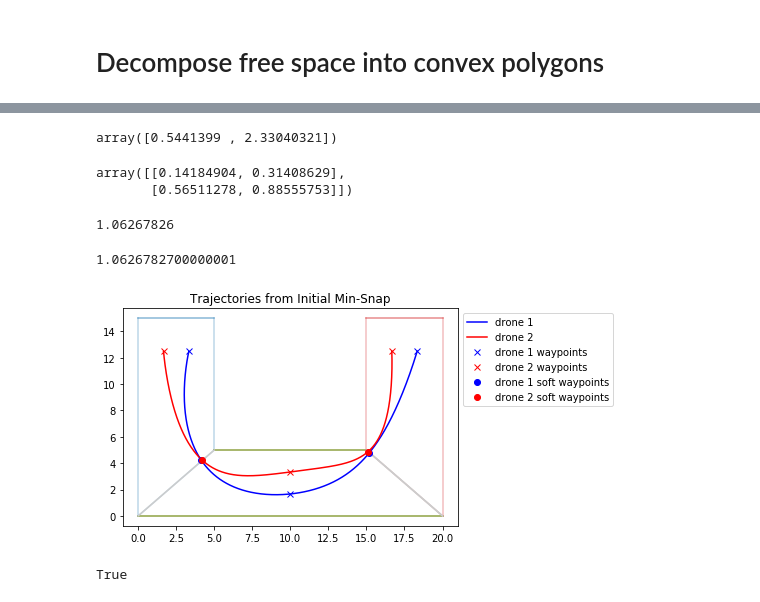
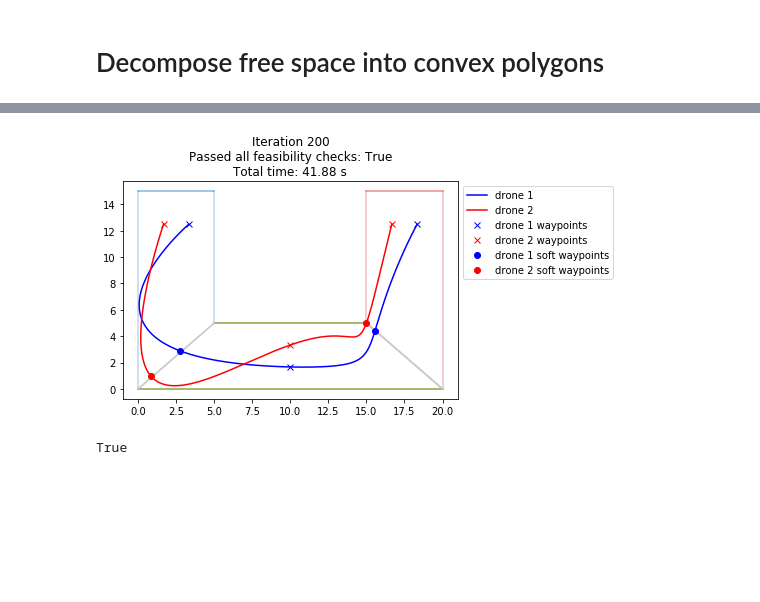
Before and after one commit to khgaurav/multi-agent-bayes-opt, a Jupyter notebook: notebooks/plot trajectories.ipynb, the cells around one changed output, grey strips where cells are left out. Drawn from its saved outputs; the diff is of its cells as text; code cells hidden in the pictures; blank space fills up the shorter version.

```diff
--- a/notebooks/plot trajectories.ipynb
+++ b/notebooks/plot trajectories.ipynb
@@ -79,53 +79,36 @@ x = np.random.rand(2, 4)
-# %%
-np.sum(x, axis=1)
-# %% [output]
-array([0.5441399 , 2.33040321])
-# %%
-x[:, :2]
-# %% [output]
-array([[0.14184904, 0.31408629],
-       [0.56511278, 0.88555753]])
-# %%
-sum(X[:2])
-# %% [output]
-1.06267826
-# %%
-sum(X[4:6])
-# %% [output]
-1.0626782700000001
 # %%
 %matplotlib inline
 plt.figure()
 n=len(traj1)
 h1, = plt.plot(traj1[:n, 0], traj1[:n, 1], 'b', label="drone 1")
 h2, = plt.plot(traj2[:n, 0], traj2[:n, 1], 'r', label="drone 2")
 
 # plt.plot(traj1[:, 0], traj1[:, 1], alpha=.2, color='C0')
 # plt.plot(traj2[:, 0], traj2[:, 1], alpha=.2, color='C1')
 
 # for point in points1:
 #     plt.plot(point[0], point[1], 'o', color='C0')
 for i, dict in enumerate(plane_pos_set1):
     for c in dict['constraints_plane']:
         h7, = plt.plot([c[0][0], c[1][0]], [c[0][1], c[1][1]], color=f"C{i}", alpha=.3, label="polytope constraints")
 for i, dict in enumerate(plane_pos_set1):
     o = dict["output_plane"]
     if len(o)>0:
         h8, = plt.plot([o[0][0], o[1][0]], [o[0][1], o[1][1]], color=[.8, .8, .8], label="polytope crossings")
 
 for idx in [0, 399, 799]:
     h3, = plt.plot(traj1[idx, 0], traj1[idx, 1], 'x', color='b', label="drone 1 waypoints")
     h4, = plt.plot(traj2[idx, 0], traj2[idx, 1], 'x', color='r', label="drone 2 waypoints")
 for idx in [199, 599]:
     h5, = plt.plot(traj1[idx, 0], traj1[idx, 1], 'o', color='b', label="drone 1 soft waypoints")
     h6, = plt.plot(traj2[idx, 0], traj2[idx, 1], 'o', color='r', label="drone 2 soft waypoints")
 
 
-plt.title("Trajectories from Initial Min-Snap")
+plt.title(f"Iteration 200\nPassed all feasibility checks: {sanity_check}\nTotal time: {np.round(sum(t_set_new1), 2)} s")
 plt.legend(loc="upper left", bbox_to_anchor=(1, 1), handles=[h1, h2, h3, h4, h5, h6])
 plt.show()
 # %% [output]
-[figure, old version]
+[figure, new version]
 # %%
 poly.sanity_check_multi(t_set_sim1, d_ordered1, d_ordered_yaw1, t_set_sim2, d_ordered2, d_ordered_yaw2)
 # %% [output]
```
Also changed, not shown: parts of 2 cells of this notebook, 4 other files.
